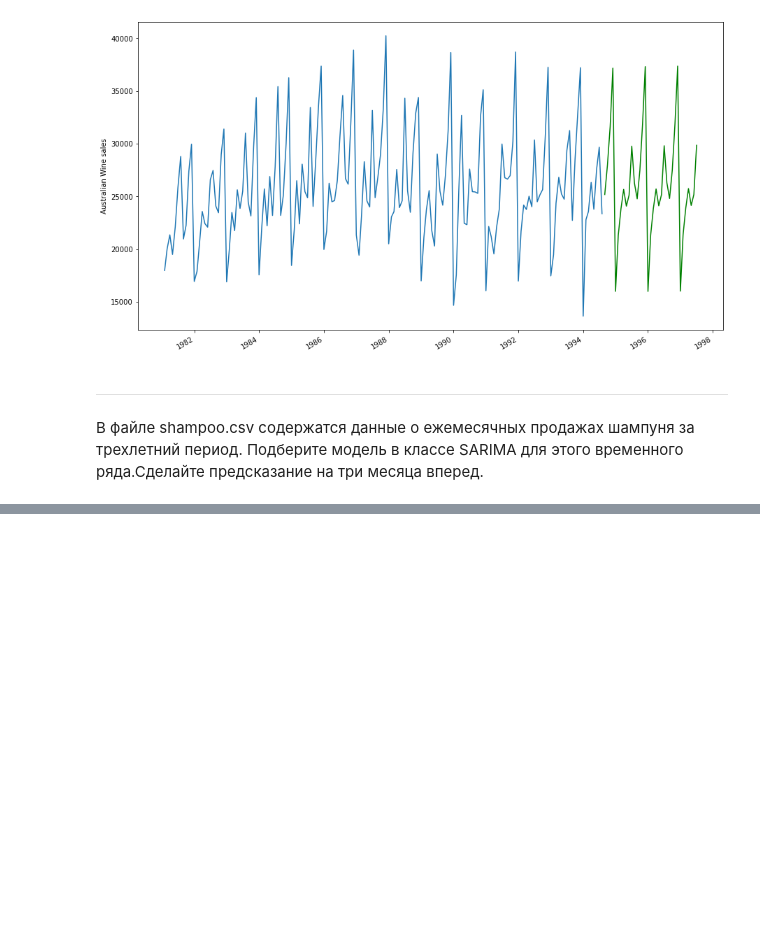
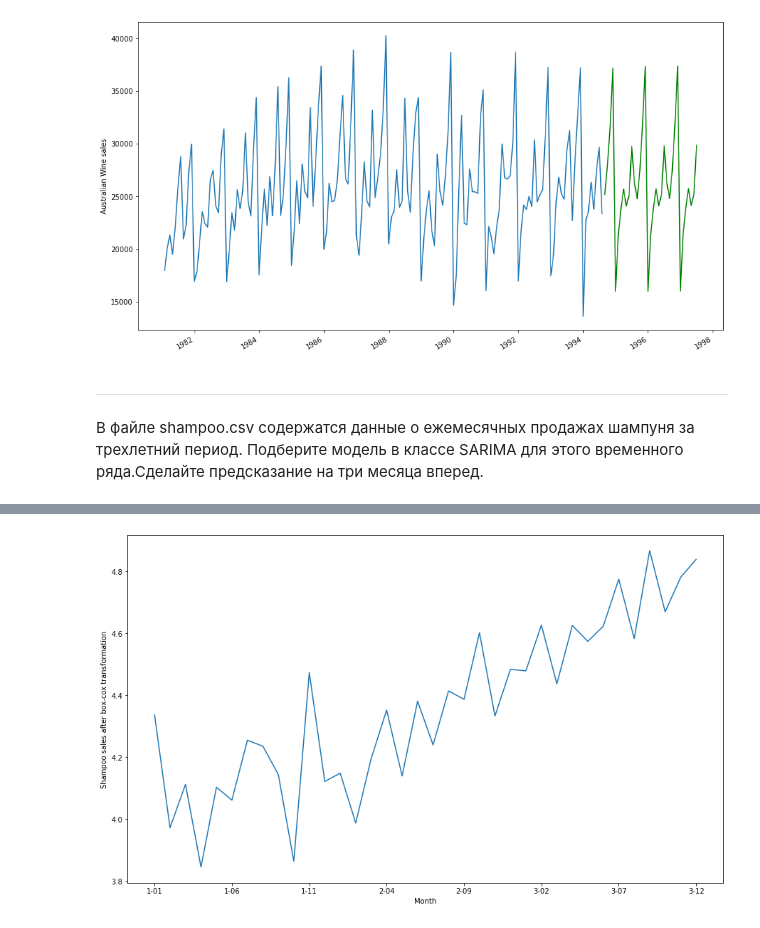
Before and after one commit to novayazarya/statistics, a Jupyter notebook: timeseries-sarima.ipynb, the cells around one changed output, grey strips where cells are left out. Drawn from its saved outputs; the diff is of its cells as text; code cells hidden in the pictures; blank space fills up the shorter version.

```diff
--- a/timeseries-sarima.ipynb
+++ b/timeseries-sarima.ipynb
@@ -300,0 +338,7 @@ plt.ylabel('Australian Wine sales');
+# %%
+# посмотрим на получившийся временной ряд
+plt.figure(figsize=(15,9))
+shampoo['Sales_boxcox'].plot()
+plt.ylabel('Shampoo sales after box-cox transformation');
+# %% [output]
+[figure, added]
```
Also changed, not shown: parts of 41 cells of this notebook.
